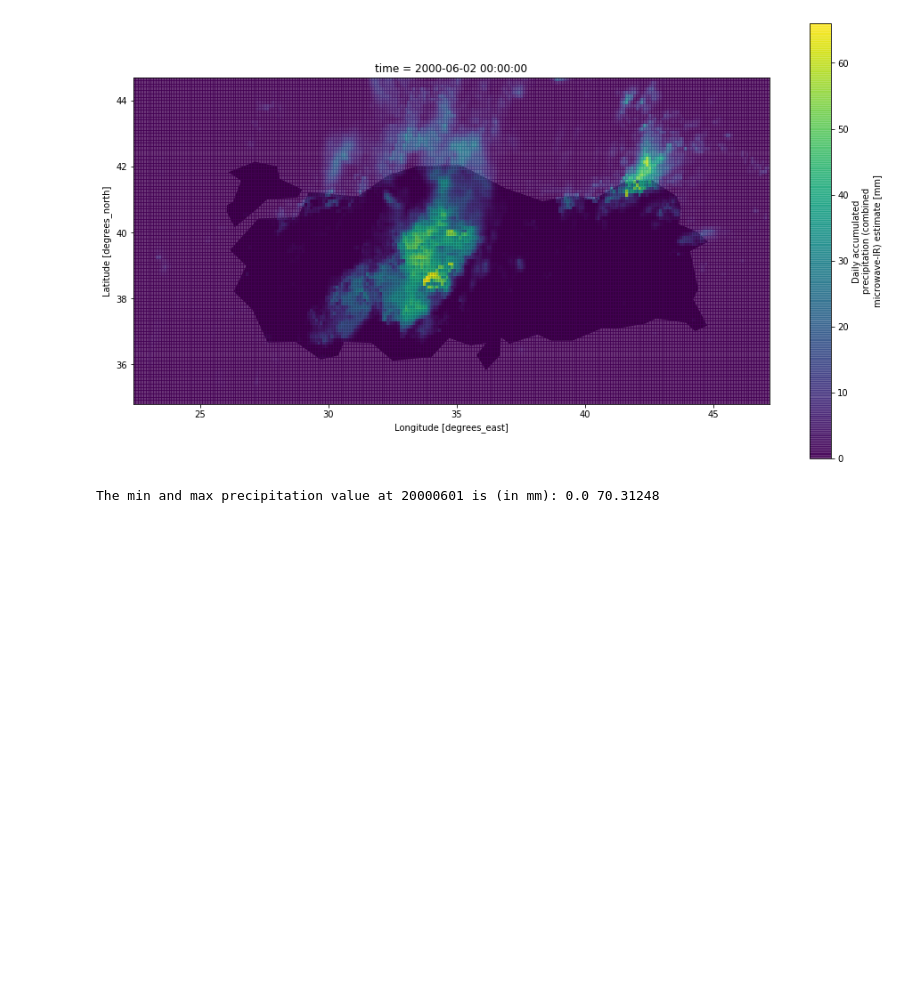
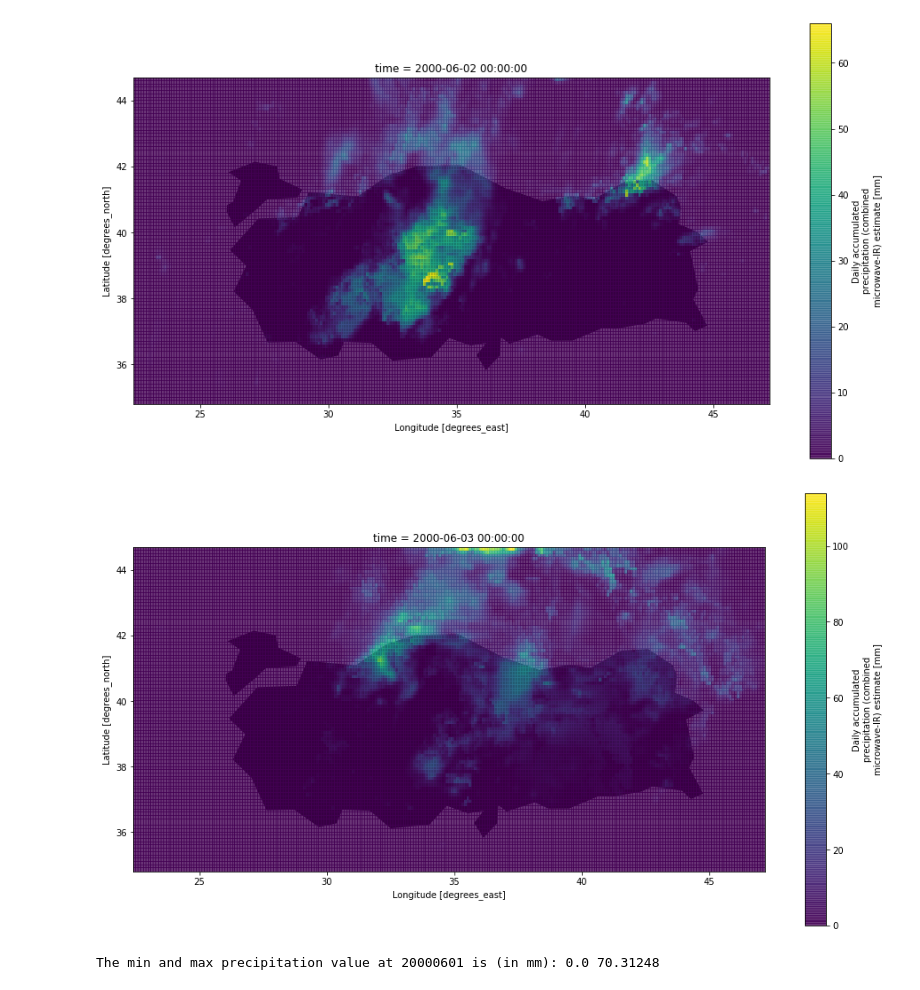
Before and after one commit to ozkuran/precipitation-and-temperature, a Jupyter notebook: daily.ipynb, the cells around one changed output. Saved outputs shown, nothing was run; the diff lists cells and outputs as text; code cells hidden in the pictures; blank space fills up the shorter version.

Commit message:
Add 20000603 precipitation map of Turkey

```diff
--- a/daily.ipynb
+++ b/daily.ipynb
@@ -92,6 +92,16 @@ ds.precipitationCal[1].plot(ax=ax, x='lon', y='lat', alpha=0.8)
 plt.show()
 # %% [output]
 [figure]
+# %%
+fig,ax = plt.subplots(figsize=(16,9))
+countries = gpd.read_file(
+      gpd.datasets.get_path("naturalearth_lowres"))
+countries[countries["name"] == "Turkey"].plot(color="black",
+                                              ax=ax)
+ds.precipitationCal[2].plot(ax=ax, x='lon', y='lat', alpha=0.8)
+plt.show()
+# %% [output]
+[figure, added]
 # %%
 print("The min and max precipitation value at 20000601 is (in mm):",
       ds.precipitationCal[0].values.min(),
```
